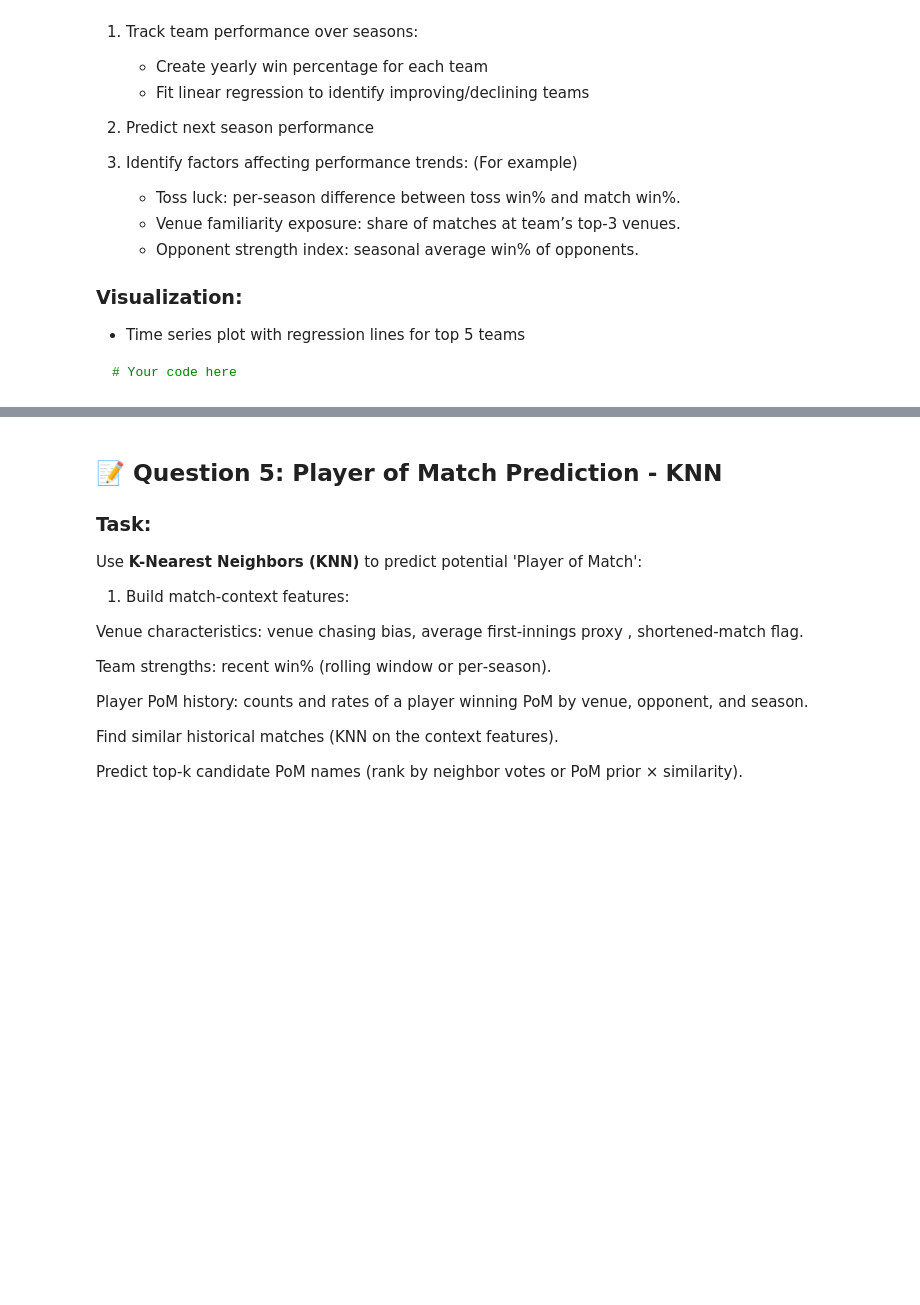
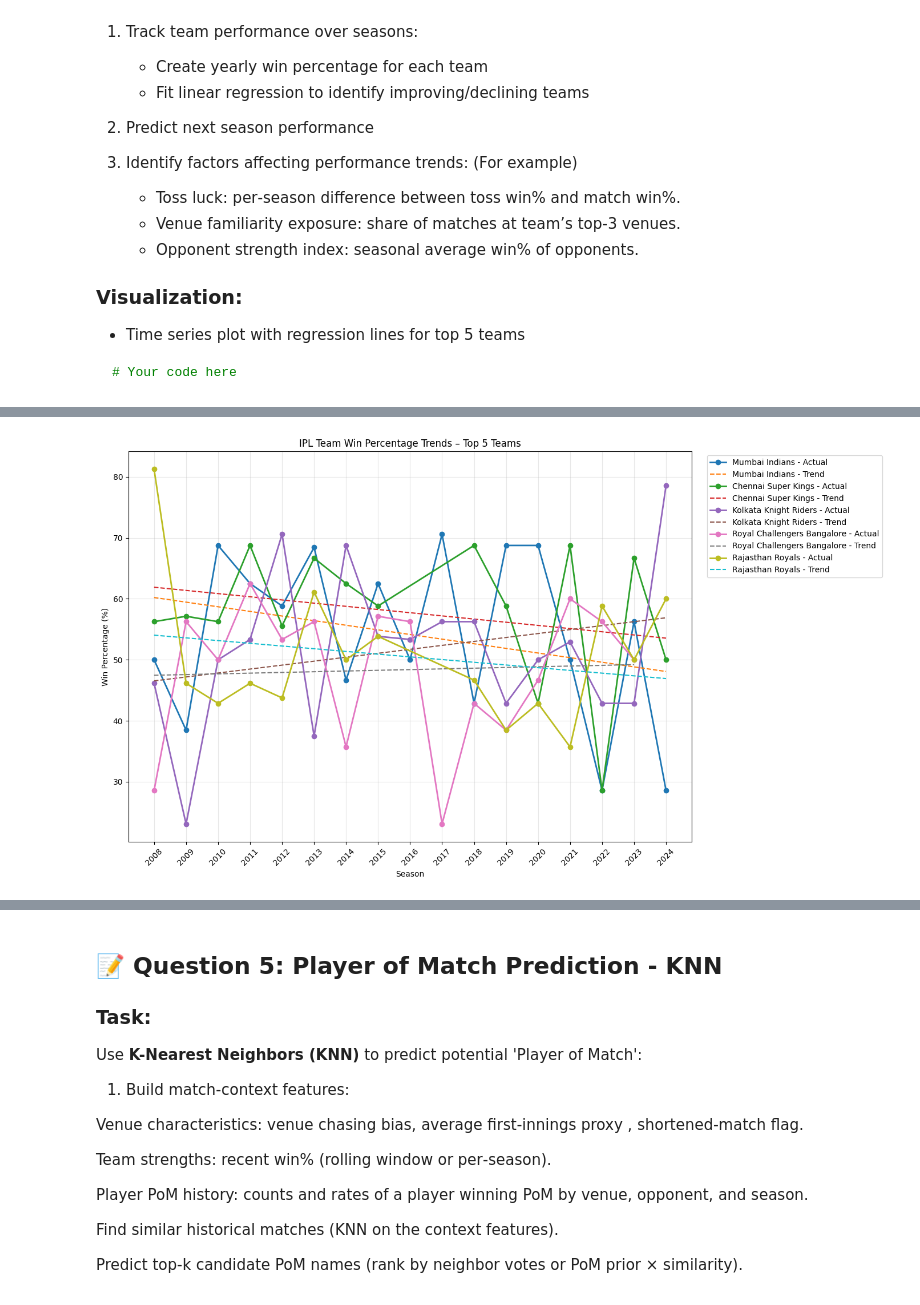
Before and after one commit to anp2/Declarative-Pipeline, a Jupyter notebook: Anand_IPL_DataAnalysis_Case_Study.ipynb, the cells around one changed output, grey strips where cells are left out. Cells and saved outputs as stored; diff of their text form; code cells hidden in the pictures; blank space fills up the shorter version.

```diff
--- a/Anand_IPL_DataAnalysis_Case_Study.ipynb
+++ b/Anand_IPL_DataAnalysis_Case_Study.ipynb
@@ -2452,0 +3115,19 @@ Use **Linear Regression** to analyze performance trends:
+# %%
+# ==========================================
+# TOP 5 TEAMS
+# ==========================================
+
+top5_teams = (
+    team_matches
+    .groupby("team")["won"]
+    .sum()
+    .sort_values(
+        ascending=False
+    )
+    .head(5)
+    .index
+    .tolist()
+)
+
+print("Top 5 teams:")
+print(top5_teams)
@@ -2452,0 +3137,71 @@ Use **Linear Regression** to analyze performance trends:
+# %%
+# ==========================================
+# TOP 5 TEAM PERFORMANCE TRENDS
+# ==========================================
+
+plt.figure(figsize=(14, 8))
+
+for team in top5_teams:
+
+    team_data = seasonal_features[
+        seasonal_features["team"] == team
+    ].sort_values("season")
+
+    if len(team_data) < 2:
+        continue
+
+    # Actual seasonal performance
+    plt.plot(
+        team_data["season"],
+        team_data["win_pct"],
+        marker="o",
+        linewidth=2,
+        label=f"{team} - Actual"
+    )
+
+    # Regression model
+    X = team_data[["season"]]
+    y = team_data["win_pct"]
+
+    model = LinearRegression()
+
+    model.fit(X, y)
+
+    predicted = model.predict(X)
+
+    plt.plot(
+        team_data["season"],
+        predicted,
+        linestyle="--",
+        linewidth=1.5,
+        label=f"{team} - Trend"
+    )
+
+plt.title(
+    "IPL Team Win Percentage Trends – Top 5 Teams"
+)
+
+plt.xlabel("Season")
+plt.ylabel("Win Percentage (%)")
+
+plt.xticks(
+    sorted(
+        seasonal_features["season"]
+        .unique()
+    ),
+    rotation=45
+)
+
+plt.legend(
+    bbox_to_anchor=(1.02, 1),
+    loc="upper left"
+)
+
+plt.grid(
+    alpha=0.3
+)
+
+plt.tight_layout()
+plt.show()
+# %% [output]
+[figure, added]
```
Also changed, not shown: parts of 17 cells of this notebook.
